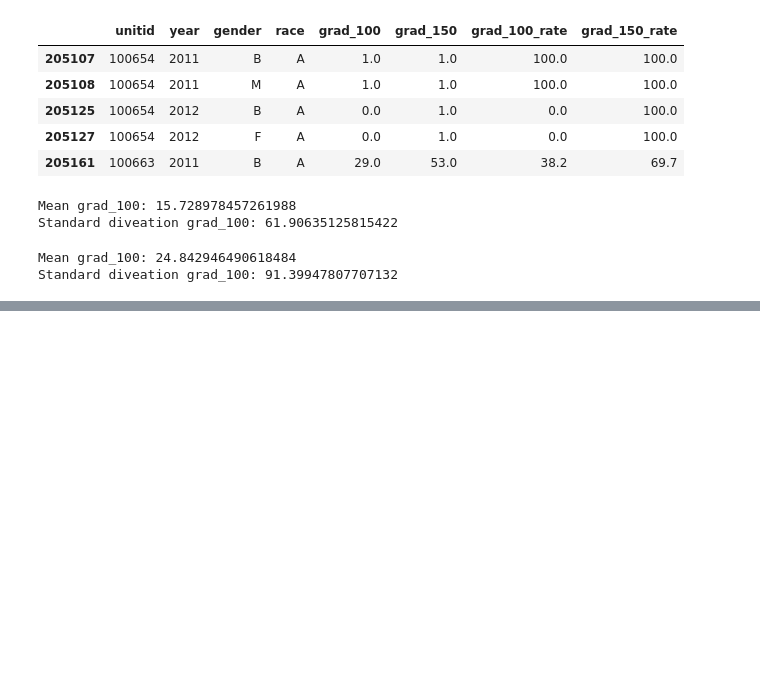
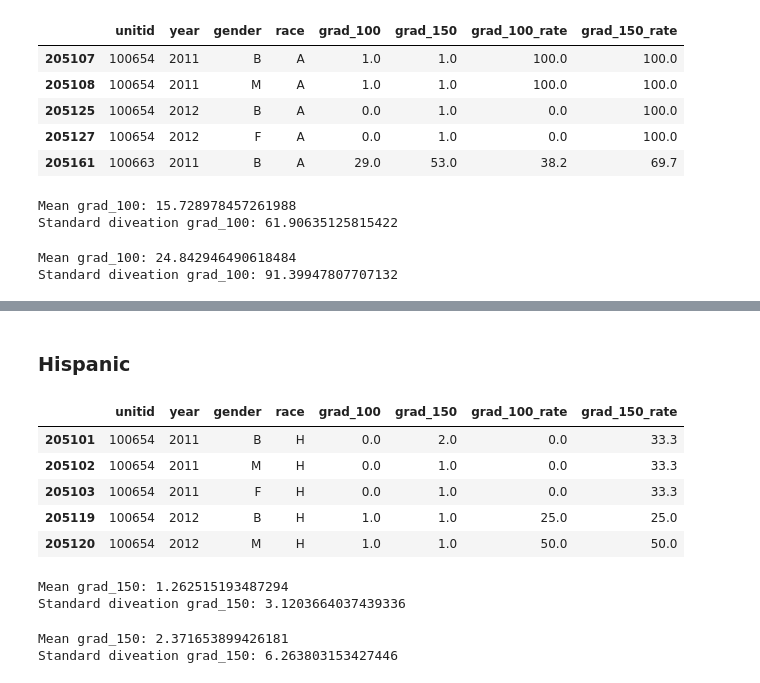
Before and after one commit to ezztherose/TIA-Scraping, a Jupyter notebook: notebooks/institution.ipynb, the cells around one changed output, grey strips where cells are left out. Cells and saved outputs as stored; diff of their text form; code cells hidden in the pictures; blank space fills up the shorter version.

```diff
--- a/notebooks/institution.ipynb
+++ b/notebooks/institution.ipynb
@@ -284,0 +342,28 @@ Standard diveation grad_100: 91.39947807707132
+# %% [markdown]
+### Hispanic
+# %%
+hispanic = df_clean.loc[df_clean['race'] == 'H'].copy()
+hispanic.head()
+# %% [output]
+|  | unitid | year | gender | race | grad_100 | grad_150 | grad_100_rate | grad_150_rate |
+| 205101 | 100654 | 2011 | B | H | 0.0 | 2.0 | 0.0 | 33.3 |
+| 205102 | 100654 | 2011 | M | H | 0.0 | 1.0 | 0.0 | 33.3 |
+| 205103 | 100654 | 2011 | F | H | 0.0 | 1.0 | 0.0 | 33.3 |
+| 205119 | 100654 | 2012 | B | H | 1.0 | 1.0 | 25.0 | 25.0 |
+| 205120 | 100654 | 2012 | M | H | 1.0 | 1.0 | 50.0 | 50.0 |
+# %%
+h_mean_100 = american_indian['grad_100'].mean()
+h_std_100 = american_indian['grad_100'].std()
+print(f'Mean grad_100: {h_mean_100}')
+print(f'Standard diveation grad_100: {h_std_100}')
+# %% [output]
+Mean grad_150: 1.262515193487294
+Standard diveation grad_150: 3.1203664037439336
+# %%
+h_mean_150 = american_indian['grad_150'].mean()
+h_std_150 = american_indian['grad_150'].std()
+print(f'Mean grad_150: {h_mean_150}')
+print(f'Standard diveation grad_150: {h_std_150}')
+# %% [output]
+Mean grad_150: 2.371653899426181
+Standard diveation grad_150: 6.263803153427446
```
Also changed, not shown: parts of 9 cells of this notebook.
